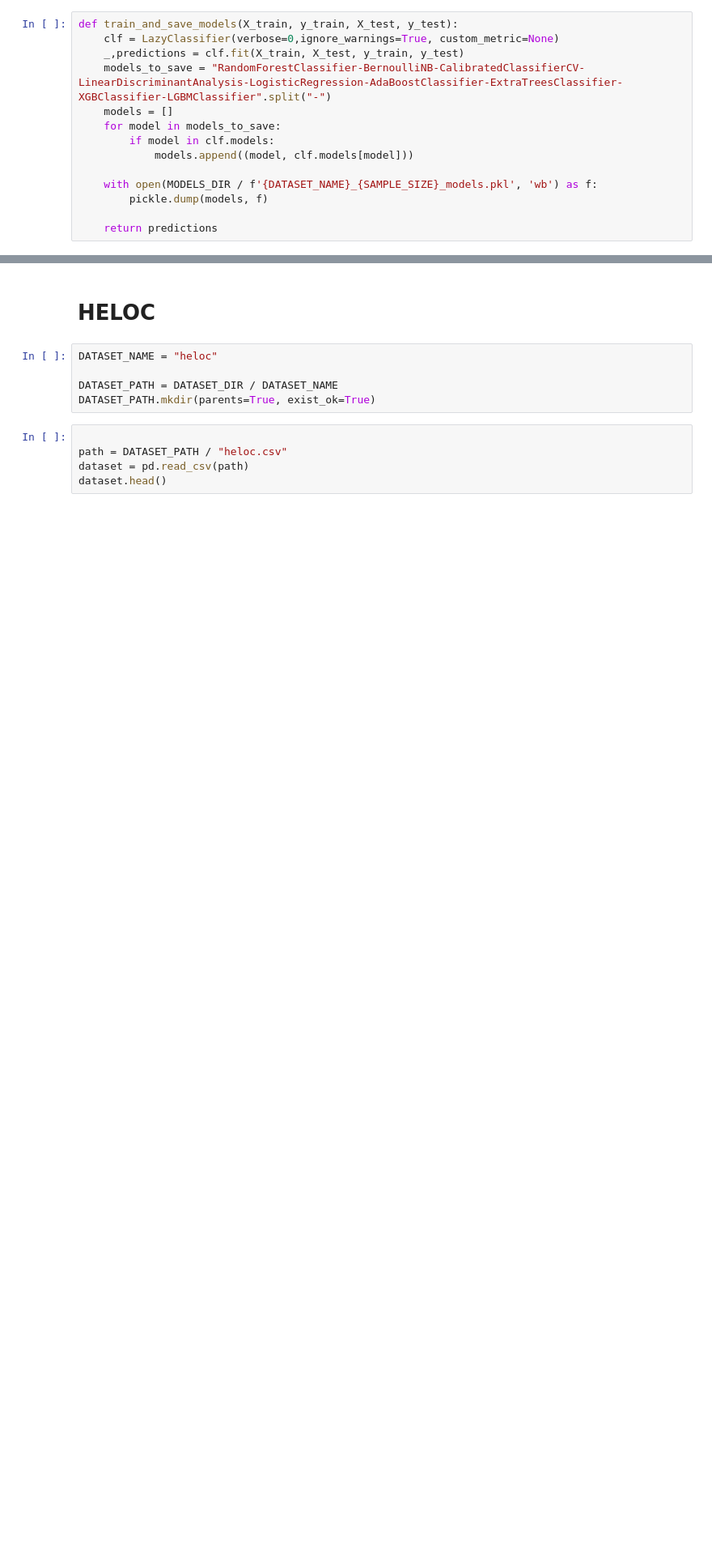
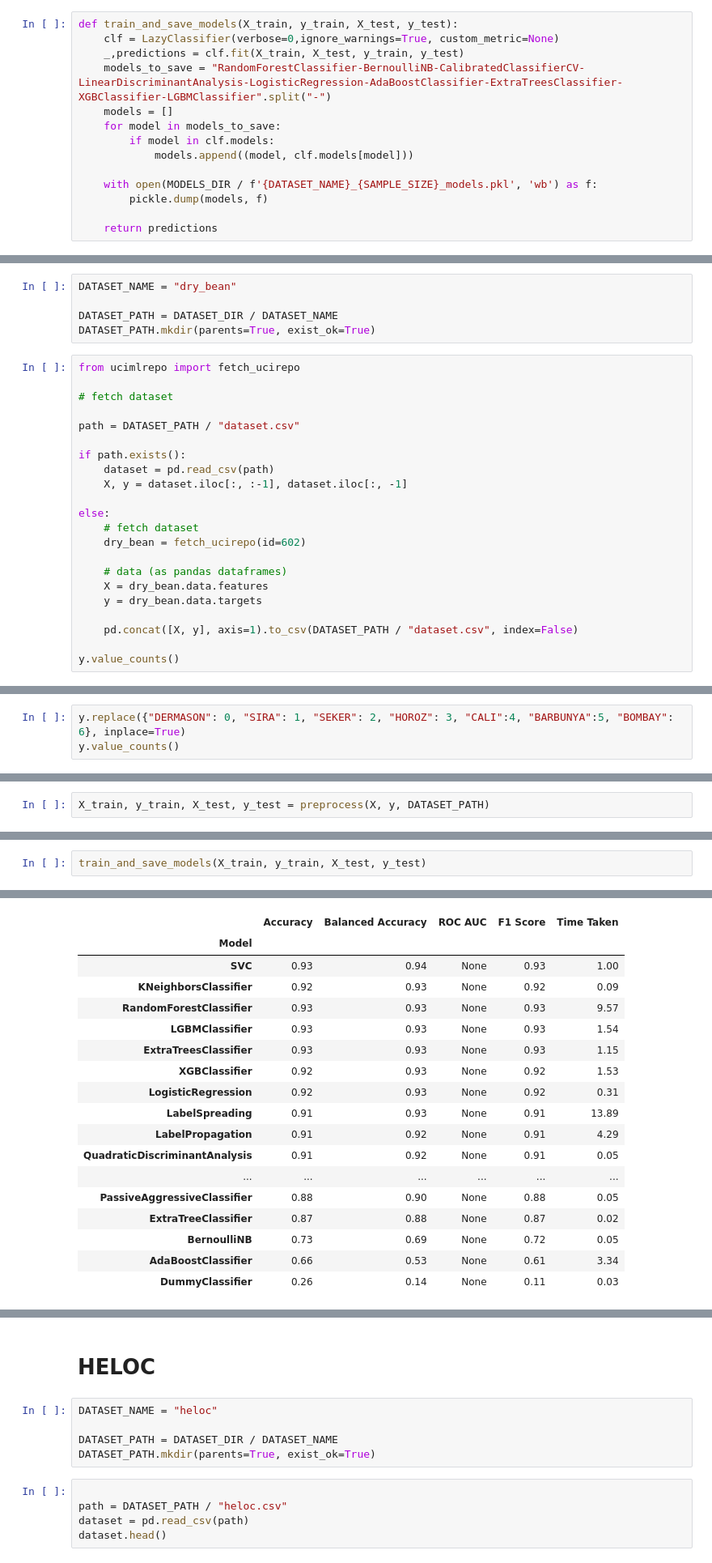
Before and after one commit to EdenYavin/Tabular-Cloud-ML, a Jupyter notebook: notebooks/preprocess.ipynb, the cells around one changed output, grey strips where cells are left out. Shown: that part at 81% size. Drawn from its saved outputs; the diff is of its cells as text; blank space fills up the shorter version.

```diff
--- a/notebooks/preprocess.ipynb
+++ b/notebooks/preprocess.ipynb
@@ -86,0 +171,27 @@ def train_and_save_models(X_train, y_train, X_test, y_test):
+# %%
+DATASET_NAME = "dry_bean"
+
+DATASET_PATH = DATASET_DIR / DATASET_NAME
+DATASET_PATH.mkdir(parents=True, exist_ok=True)
+# %%
+from ucimlrepo import fetch_ucirepo
+
+# fetch dataset
+
+path = DATASET_PATH / "dataset.csv"
+
+if path.exists():
+    dataset = pd.read_csv(path)
+    X, y = dataset.iloc[:, :-1], dataset.iloc[:, -1]
+
+else:
+    # fetch dataset
+    dry_bean = fetch_ucirepo(id=602)
+
+    # data (as pandas dataframes)
+    X = dry_bean.data.features
+    y = dry_bean.data.targets
+
+    pd.concat([X, y], axis=1).to_csv(DATASET_PATH / "dataset.csv", index=False)
+
+y.value_counts()
@@ -86,0 +208,3 @@ def train_and_save_models(X_train, y_train, X_test, y_test):
+# %%
+y.replace({"DERMASON": 0, "SIRA": 1, "SEKER": 2, "HOROZ": 3, "CALI":4, "BARBUNYA":5, "BOMBAY": 6}, inplace=True)
+y.value_counts()
@@ -86,0 +221,2 @@ def train_and_save_models(X_train, y_train, X_test, y_test):
+# %%
+X_train, y_train, X_test, y_test = preprocess(X, y, DATASET_PATH)
@@ -86,0 +231,3 @@ def train_and_save_models(X_train, y_train, X_test, y_test):
+# %%
+train_and_save_models(X_train, y_train, X_test, y_test)
+# %% [output]
@@ -86,0 +252,18 @@ def train_and_save_models(X_train, y_train, X_test, y_test):
+|  | Accuracy | Balanced Accuracy | ROC AUC | F1 Score | Time Taken |
+| Model |  |  |  |  |  |
+| SVC | 0.93 | 0.94 | None | 0.93 | 1.00 |
+| KNeighborsClassifier | 0.92 | 0.93 | None | 0.92 | 0.09 |
+| RandomForestClassifier | 0.93 | 0.93 | None | 0.93 | 9.57 |
+| LGBMClassifier | 0.93 | 0.93 | None | 0.93 | 1.54 |
+| ExtraTreesClassifier | 0.93 | 0.93 | None | 0.93 | 1.15 |
+| XGBClassifier | 0.92 | 0.93 | None | 0.92 | 1.53 |
+| LogisticRegression | 0.92 | 0.93 | None | 0.92 | 0.31 |
+| LabelSpreading | 0.91 | 0.93 | None | 0.91 | 13.89 |
+| LabelPropagation | 0.91 | 0.92 | None | 0.91 | 4.29 |
+| QuadraticDiscriminantAnalysis | 0.91 | 0.92 | None | 0.91 | 0.05 |
+| ... | ... | ... | ... | ... | ... |
+| PassiveAggressiveClassifier | 0.88 | 0.90 | None | 0.88 | 0.05 |
+| ExtraTreeClassifier | 0.87 | 0.88 | None | 0.87 | 0.02 |
+| BernoulliNB | 0.73 | 0.69 | None | 0.72 | 0.05 |
+| AdaBoostClassifier | 0.66 | 0.53 | None | 0.61 | 3.34 |
+| DummyClassifier | 0.26 | 0.14 | None | 0.11 | 0.03 |
```
Also changed, not shown: parts of 32 cells of this notebook.
